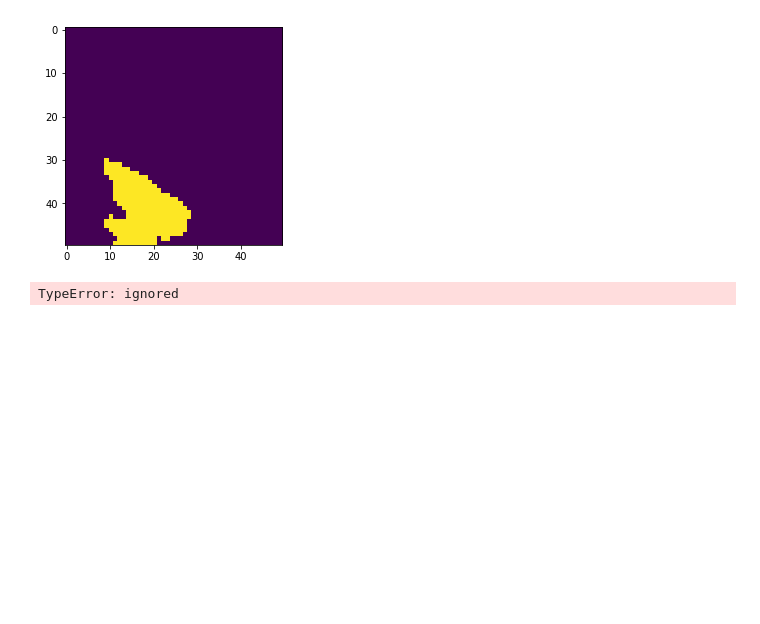
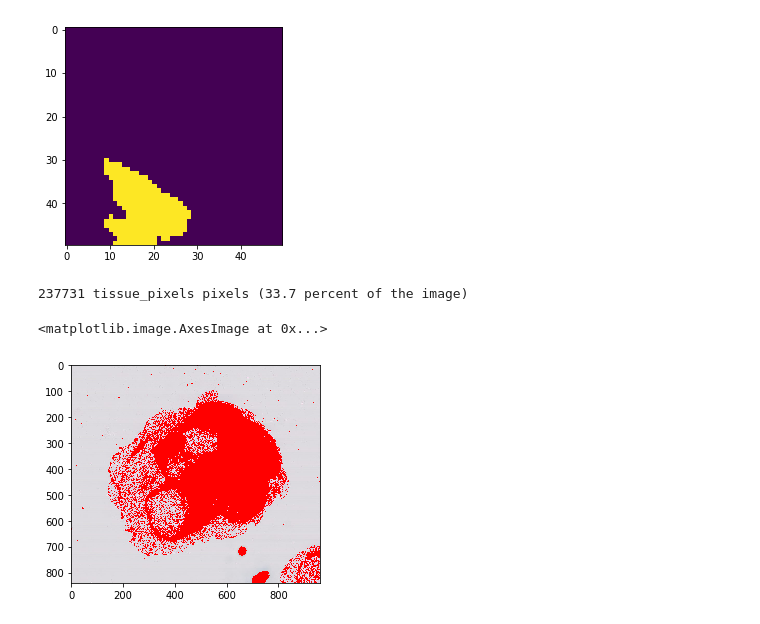
Before and after one commit to akoo-45/cancer-detection, a Jupyter notebook: cancer_detection.ipynb, the cells around one changed output. Drawn from its saved outputs; the diff is of its cells as text; code cells hidden in the pictures; blank space fills up the shorter version.

```diff
--- a/cancer_detection.ipynb
+++ b/cancer_detection.ipynb
@@ -187,21 +174,23 @@ plt.imshow(region)
 # %%
 # Improve efficiency by ignoring non-tissue areas of the slide. We'll find these by looking for all gray regions.
 def find_tissue_pixels(image, intensity=0.8):
     im_gray = rgb2gray(image)
     assert im_gray.shape == (image.shape[0], image.shape[1])
     indices = np.where(im_gray <= intensity)
-    return zip(indices[0], indices[1])
+    return list(zip(indices[0], indices[1]))
 
 tissue_pixels = find_tissue_pixels(slide_image)
 percent_tissue = len(tissue_pixels) / float(slide_image.shape[0] * slide_image.shape[0]) * 100
 print ("%d tissue_pixels pixels (%.1f percent of the image)" % (len(tissue_pixels), percent_tissue))
 
 def apply_mask(im, mask, color=(255,0,0)):
     masked = np.copy(im)
     for x,y in mask: masked[x][y] = color
     return masked
 
 tissue_regions = apply_mask(slide_image, tissue_pixels)
 plt.imshow(tissue_regions)
 # %% [output]
-TypeError: ignored
+237731 tissue_pixels pixels (33.7 percent of the image)
+<matplotlib.image.AxesImage at 0x...>
+[figure, added]
```
Also changed, not shown: parts of 3 cells of this notebook.
